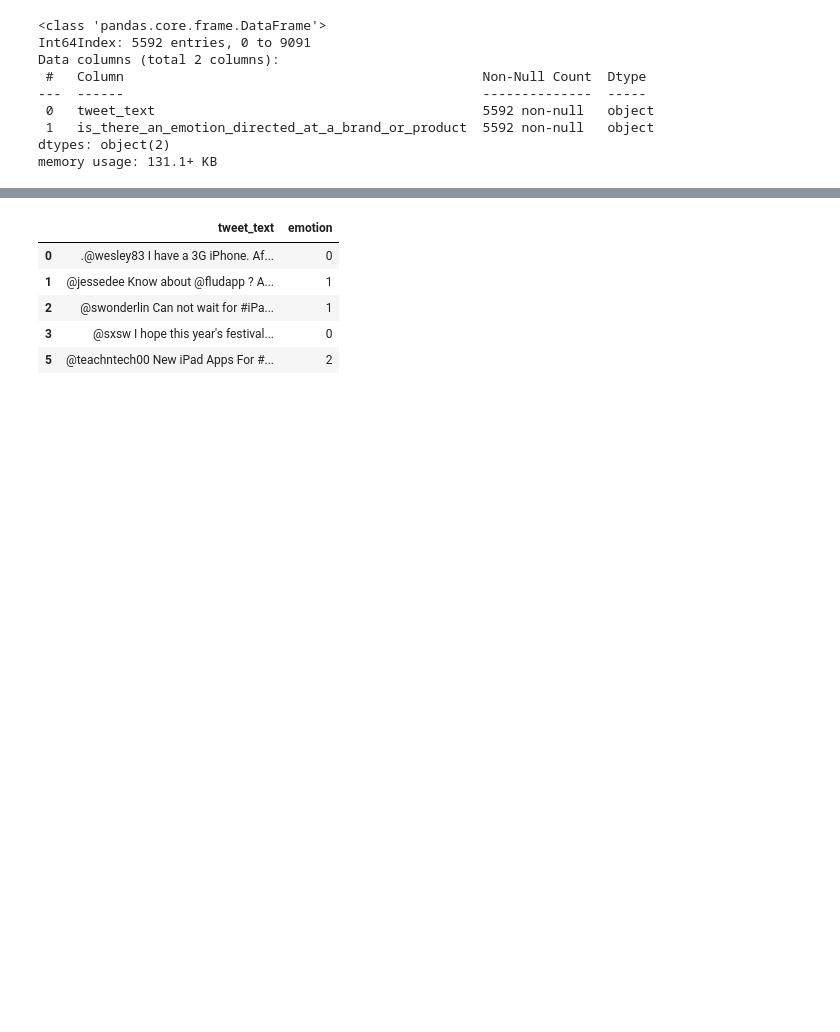
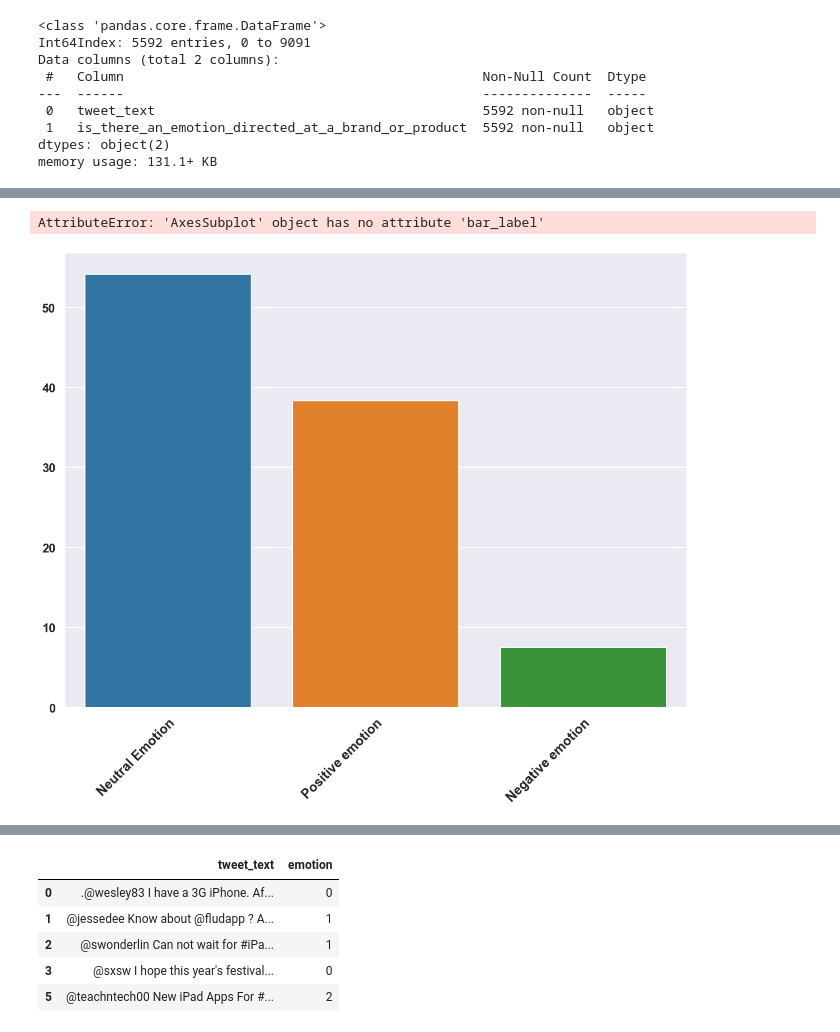
Before and after one commit to hthota1/Twitter-Sentiment-Analysis, a Jupyter notebook: Notebook.ipynb, the cells around one changed output, grey strips where cells are left out. Cells and saved outputs as stored; diff of their text form; code cells hidden in the pictures; blank space fills up the shorter version.

Commit message:
improving visualizations and organizing notebook

```diff
--- a/Notebook.ipynb
+++ b/Notebook.ipynb
@@ -131,0 +154,31 @@ apple_df.rename(columns={"is_there_an_emotion_directed_at_a_brand_or_product": "
+# %%
+apple_df['emotion'] = apple_df['emotion'].replace("I can't tell", "No emotion toward brand or product")
+apple_df['emotion'] = apple_df['emotion'].replace("No emotion toward brand or product", "Neutral Emotion")
+# %%
+sns.set_context("poster")
+sns.set_style("darkgrid")
+plt.figure(figsize =(20,15))
+plt.xticks(
+    rotation=45,
+    horizontalalignment='right',
+    fontsize='medium',
+    fontweight='bold',
+    wrap=True,
+)
+plt.yticks(fontweight='bold')
+
+percentage_df = apple_df['emotion'].value_counts(normalize=True) * 100
+
+ax = sns.barplot(
+    x=percentage_df.index,
+    y=percentage_df.values
+)
+ax.bar_label(ax.containers[0], fontsize=10)
+
+plt.title(title="Distribution of Emotions in Tweets")
+plt.ylabel('Percentage of Tweets', fontweight='bold', labelpad=20, fontsize='medium')
+plt.xlabel(None)
+plt.show()
+# %% [output]
+AttributeError: 'AxesSubplot' object has no attribute 'bar_label'
+[figure, added]
```
Also changed, not shown: parts of 21 cells of this notebook.
